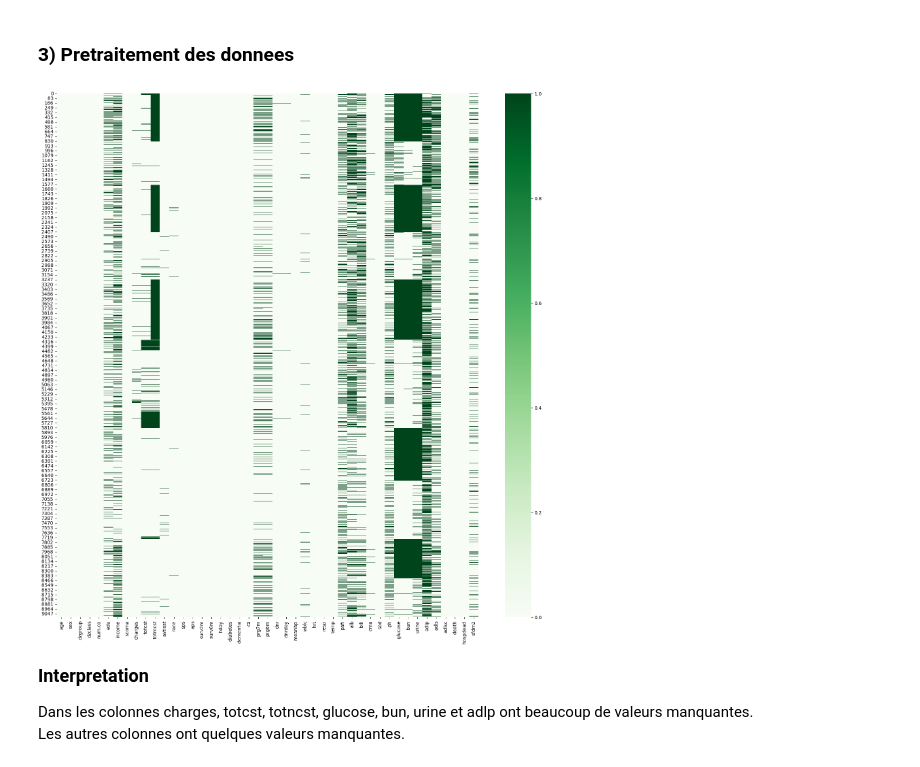
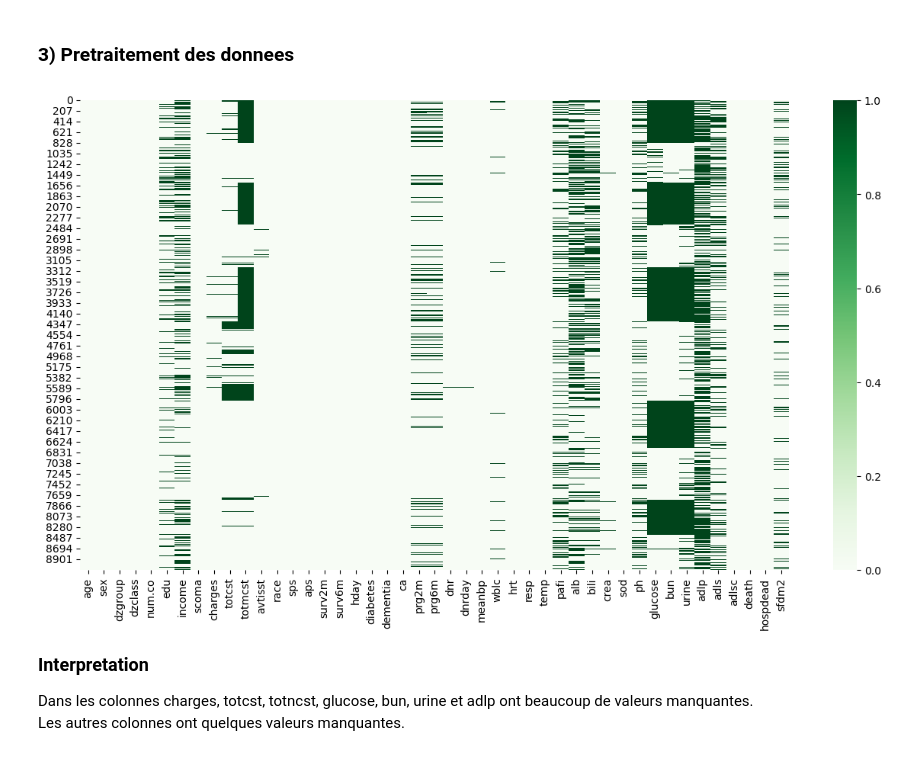
Before and after one commit to najouaelfethi/MLProject, a Jupyter notebook: deathPrediction.ipynb, the cells around one changed output. Saved outputs shown, nothing was run; the diff lists cells and outputs as text; code cells hidden in the pictures.

```diff
--- a/deathPrediction.ipynb
+++ b/deathPrediction.ipynb
@@ -244,11 +188,11 @@ les personnes qui ont un income under $11k ont été décus dans l'hopital.
 # %% [markdown]
 ### 3) Pretraitement des donnees
 # %%
-plt.figure(figsize =(20,20))
+plt.figure(figsize =(15,8))
 sns.heatmap(data.isnull(), cmap='Greens')
 plt.show()
 # %% [output]
-[figure, old version]
+[figure, new version]
 # %% [markdown]
 <font size="4"><b>Interpretation</b></font>
 
```
Also changed, not shown: parts of 28 cells of this notebook.
